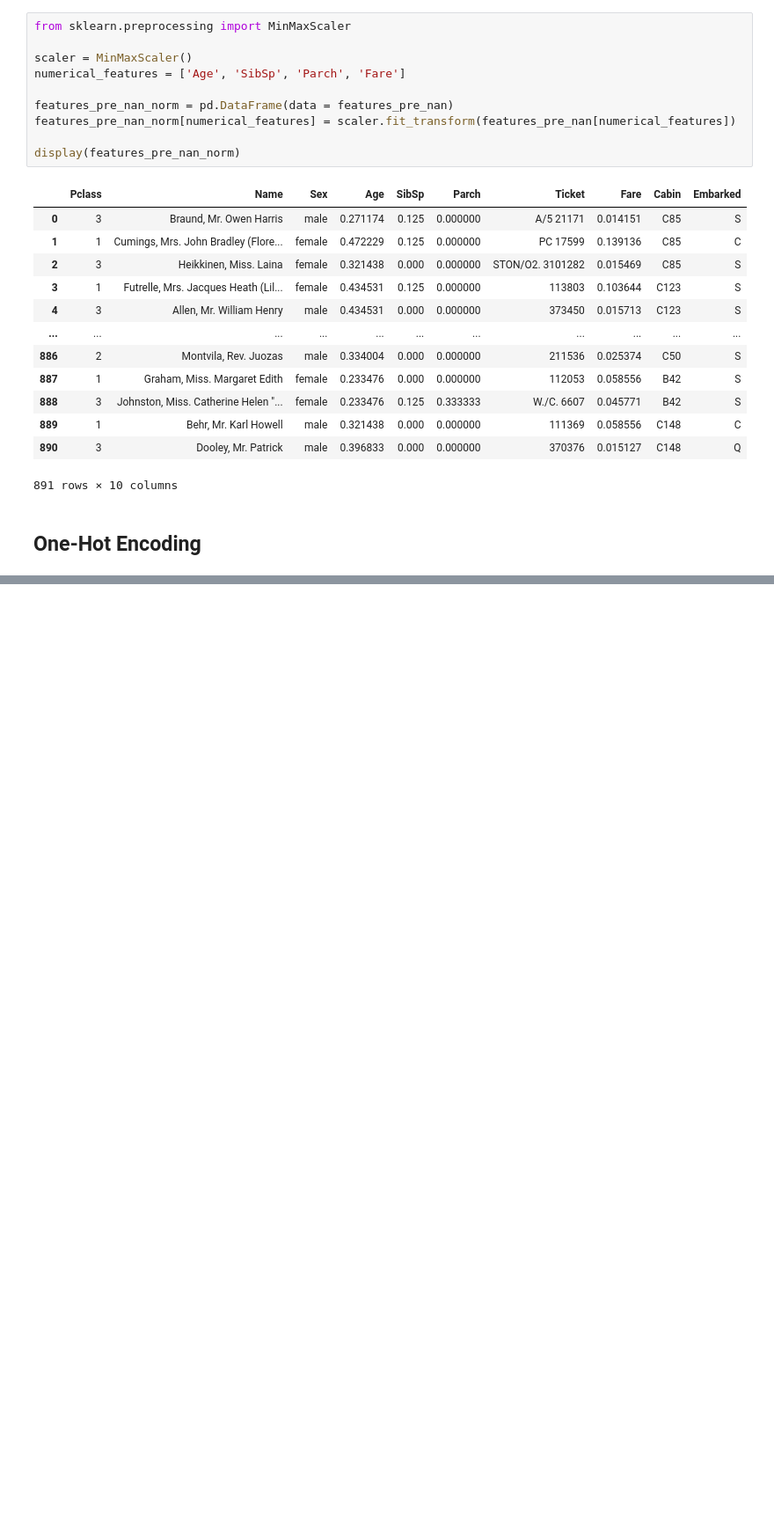
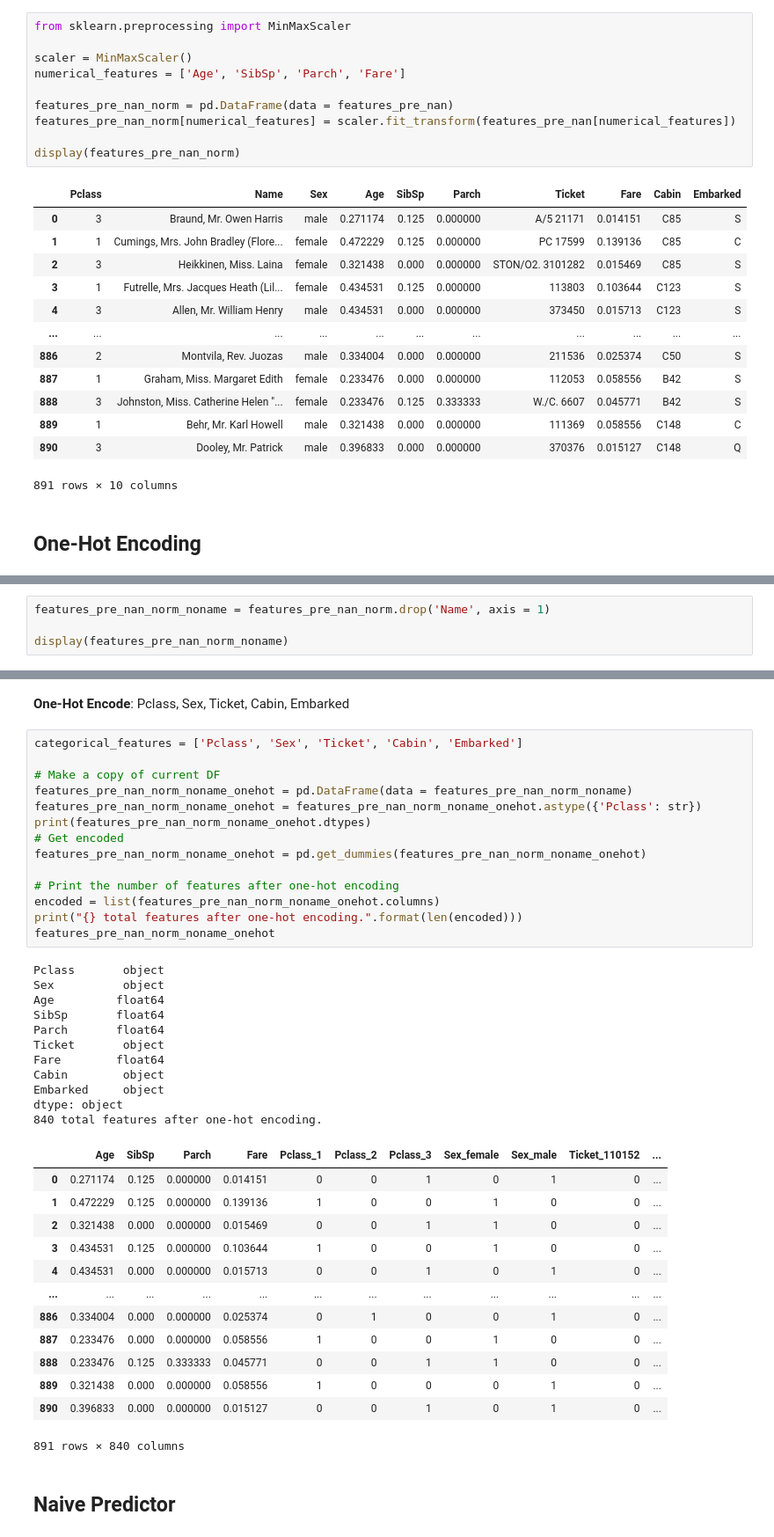
Before and after one commit to johngeorgousis/titanic-kaggle, a Jupyter notebook: main.ipynb, the cells around one changed output, grey strips where cells are left out. Shown at 88% size. Saved outputs shown, nothing was run; the diff lists cells and outputs as text; blank space fills up the shorter version.

Commit message:
Feat: one-hot encode categorical features

```diff
--- a/main.ipynb
+++ b/main.ipynb
@@ -170,0 +172,4 @@ display(features_pre_nan_norm)
+# %%
+features_pre_nan_norm_noname = features_pre_nan_norm.drop('Name', axis = 1)
+
+display(features_pre_nan_norm_noname)
@@ -170,0 +190,43 @@ display(features_pre_nan_norm)
+# %% [markdown]
+**One-Hot Encode**: Pclass, Sex, Ticket, Cabin, Embarked
+# %%
+categorical_features = ['Pclass', 'Sex', 'Ticket', 'Cabin', 'Embarked']
+
+# Make a copy of current DF
+features_pre_nan_norm_noname_onehot = pd.DataFrame(data = features_pre_nan_norm_noname)
+features_pre_nan_norm_noname_onehot = features_pre_nan_norm_noname_onehot.astype({'Pclass': str})
+print(features_pre_nan_norm_noname_onehot.dtypes)
+# Get encoded
+features_pre_nan_norm_noname_onehot = pd.get_dummies(features_pre_nan_norm_noname_onehot)
+
+# Print the number of features after one-hot encoding
+encoded = list(features_pre_nan_norm_noname_onehot.columns)
+print("{} total features after one-hot encoding.".format(len(encoded)))
+features_pre_nan_norm_noname_onehot
+# %% [output]
+Pclass       object
+Sex          object
+Age         float64
+SibSp       float64
+Parch       float64
+Ticket       object
+Fare        float64
+Cabin        object
+Embarked     object
+dtype: object
+840 total features after one-hot encoding.
+|  | Age | SibSp | Parch | Fare | Pclass_1 | Pclass_2 | Pclass_3 | Sex_female | Sex_male | Ticket_110152 | ... |
+| 0 | 0.271174 | 0.125 | 0.000000 | 0.014151 | 0 | 0 | 1 | 0 | 1 | 0 | ... |
+| 1 | 0.472229 | 0.125 | 0.000000 | 0.139136 | 1 | 0 | 0 | 1 | 0 | 0 | ... |
+| 2 | 0.321438 | 0.000 | 0.000000 | 0.015469 | 0 | 0 | 1 | 1 | 0 | 0 | ... |
+| 3 | 0.434531 | 0.125 | 0.000000 | 0.103644 | 1 | 0 | 0 | 1 | 0 | 0 | ... |
+| 4 | 0.434531 | 0.000 | 0.000000 | 0.015713 | 0 | 0 | 1 | 0 | 1 | 0 | ... |
+| ... | ... | ... | ... | ... | ... | ... | ... | ... | ... | ... | ... |
+| 886 | 0.334004 | 0.000 | 0.000000 | 0.025374 | 0 | 1 | 0 | 0 | 1 | 0 | ... |
+| 887 | 0.233476 | 0.000 | 0.000000 | 0.058556 | 1 | 0 | 0 | 1 | 0 | 0 | ... |
+| 888 | 0.233476 | 0.125 | 0.333333 | 0.045771 | 0 | 0 | 1 | 1 | 0 | 0 | ... |
+| 889 | 0.321438 | 0.000 | 0.000000 | 0.058556 | 1 | 0 | 0 | 0 | 1 | 0 | ... |
+| 890 | 0.396833 | 0.000 | 0.000000 | 0.015127 | 0 | 0 | 1 | 0 | 1 | 0 | ... |
+891 rows × 840 columns
+# %% [markdown]
+## Naive Predictor
```
Also changed, not shown: parts of 8 cells of this notebook.
